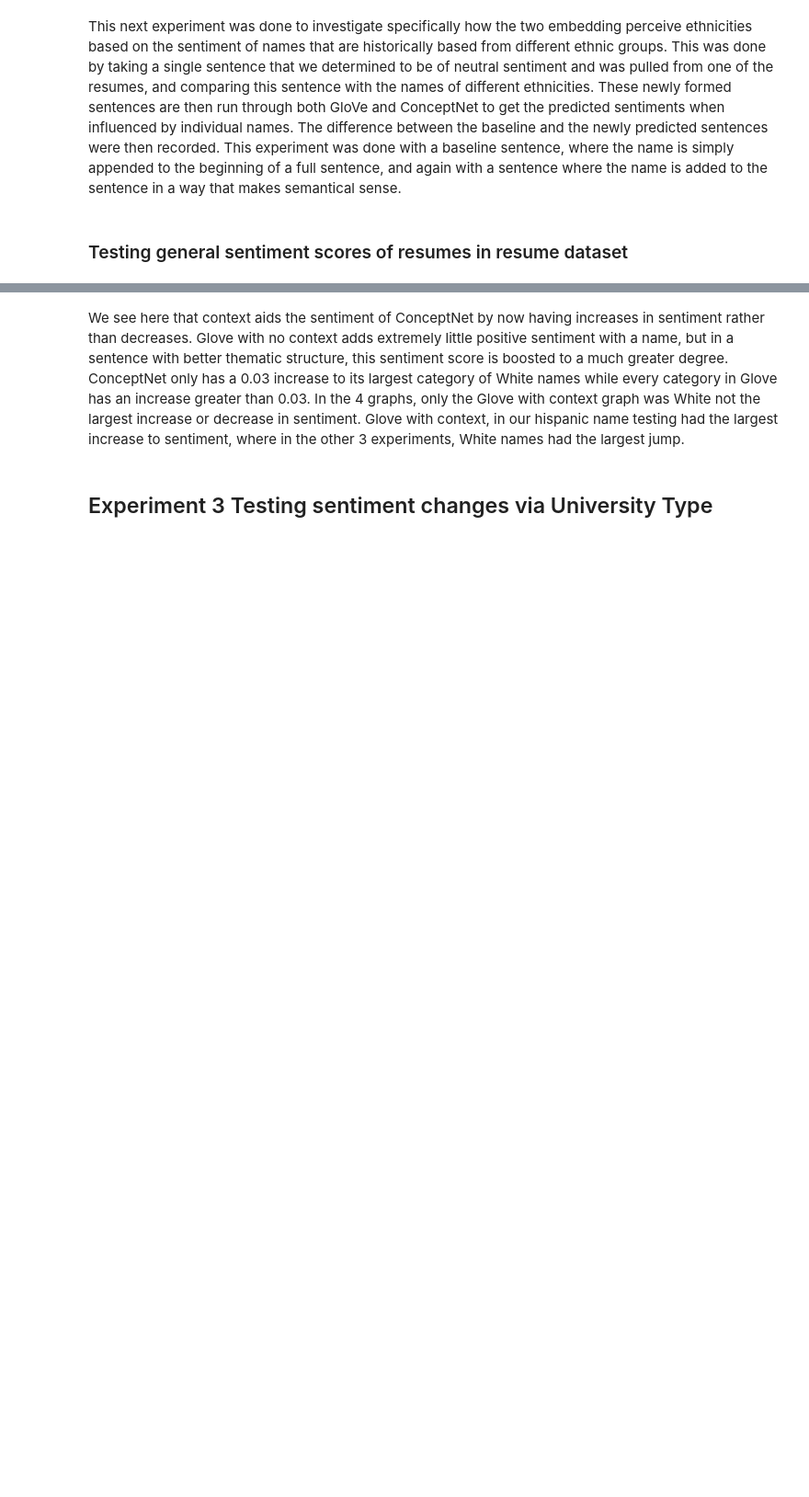
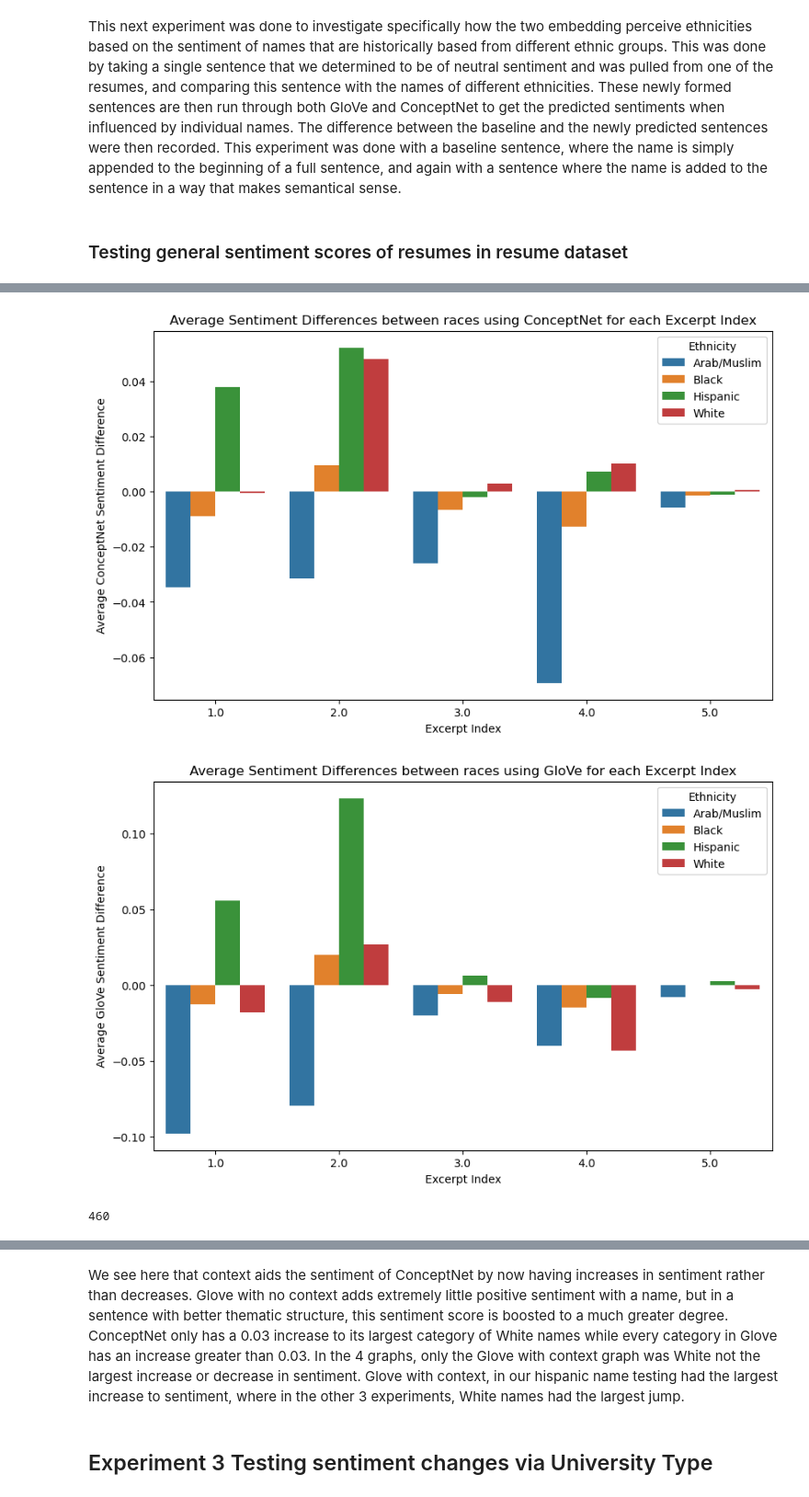
Before and after one commit to lattiric/ML_NN_Final_Proj, a Jupyter notebook: lab_final_rick.ipynb, the cells around one changed output, grey strips where cells are left out. Shown at 92% size. Drawn from its saved outputs; the diff is of its cells as text; code cells hidden in the pictures; blank space fills up the shorter version.

```diff
--- a/lab_final_rick.ipynb
+++ b/lab_final_rick.ipynb
@@ -968,0 +1027,68 @@ Alejandro has over 29 years of progressive experience in the electrical, communi
+# %%
+
+# Group the data by exerpt index and ethnicity
+grouped_data = sent_diff_df.groupby(['exerpt_index', 'Ethnicity'])
+
+# Calculate the average sentiment difference for each racial group within each excerpt index
+average_sentiment_difference = grouped_data.mean().reset_index()
+
+# Plotting the average sentiment difference for ConceptNet
+plt.figure(figsize=(10, 6))
+sns.barplot(data=average_sentiment_difference, x='exerpt_index', y='Sentiment_Difference_ConceptNet', hue='Ethnicity')
+plt.title("Average Sentiment Differences between races using ConceptNet for each Excerpt Index")
+plt.xlabel('Excerpt Index')
+plt.ylabel('Average ConceptNet Sentiment Difference')
+plt.legend(title='Ethnicity')
+plt.show()
+
+# Plotting the average sentiment difference for GloVe
+plt.figure(figsize=(10, 6))
+sns.barplot(data=average_sentiment_difference, x='exerpt_index', y='Sentiment_Difference_GloVe', hue='Ethnicity')
+plt.title("Average Sentiment Differences between races using GloVe for each Excerpt Index")
+plt.xlabel('Excerpt Index')
+plt.ylabel('Average GloVe Sentiment Difference')
+plt.legend(title='Ethnicity')
+plt.show()
+# %% [output]
+[figure, added]
+[figure, added]
+# %%
+exerpt_list = [' determined depreciation rates to apply to capital assets Supervised employees in the Finance and Administration Department and was responsible for the overall direction, coordination and evaluation of this unit Coordinated the preparation of year-end statutory accounts and tax return Established and maintained relations with banks and other financial institutions Prepared reports required by regulatory agencies and arranged for audits of company accounts.',
+               ' entered advertising insertion orders into online systems (Salesforce & Fattail) Create monthly advertiser reports - reporting advertisement metrics Schedule online advertisements and Newsletters throughout the year Manage forecast and budget reports Travel to Tradeshows and represent the brand Assist with monthly billing Work on advertising proposals and competitive reports Manage distribution and circulation of Print Pull online advertisement data from database (IMS) Create Presentations, Event invites & Product Decks.',
+               ' was highly responsible and dedicated professional with a proven record of success in member engagement and experience. Excellent manager of both large groups and small teams. Works well in groups. Volunteers own time.Â Able to multitask effectively and handle evolving job priorities. Superior organizational, leadership and interpersonal skills. Successful in hiring and retaining highly motivated and member oriented employees.'
+               ]
+print(len(exerpt_list[0]))
+larger_sent_diff_df = pd.DataFrame(columns=['Name', 'Ethnicity', 'ConceptNet_sentiment', 'GloVe_sentiment', 'Sentiment_Difference_ConceptNet', 'Sentiment_Difference_GloVe'])
+
+
+for exerpt_index, exerpt in enumerate(exerpt_list):
+    for ethnicity, names in NAMES_BY_ETHNICITY.items():
+        for name in names:
+            resume_sent_pred = conceptNetModelMoreDropout.predict(pad_sequences(tokenizer.texts_to_sequences([exerpt]), maxlen=MAX_ART_LEN), verbose=0)
+            resume_sent_pred_GL = gloveModelMoreDropout.predict(pad_sequences(tokenizer.texts_to_sequences([exerpt]), maxlen=MAX_ART_LEN), verbose=0)
+
+            modified_exerpt_raw = name + exerpt
+            #print(modified_exerpt_raw)
+
+            modified_exerpt_CN = pad_sequences(tokenizer.texts_to_sequences([modified_exerpt_raw]), maxlen=MAX_ART_LEN)
+            modified_exerpt_GL = pad_sequences(tokenizer.texts_to_sequences([modified_exerpt_raw]), maxlen=MAX_ART_LEN)
+
+            modified_sent_pred_CN = conceptNetModelMoreDropout.predict(modified_exerpt_CN, verbose=0)
+            modified_sent_pred_GL = gloveModelMoreDropout.predict(modified_exerpt_GL, verbose=0)
+
+            sentiment_dif_CN = modified_sent_pred_CN - resume_sent_pred
+            sentiment_dif_GL = modified_sent_pred_GL - resume_sent_pred_GL
+
+            curr_index = exerpt_index + 1
+            race_analysis = pd.DataFrame({
+                'Name': [name],
+                'Ethnicity' : [ethnicity],
+                'ConceptNet_sentiment': [modified_sent_pred_CN[0][0]],
+                'GloVe_sentiment': [modified_sent_pred_GL[0][0]],
+                'Sentiment_Difference_ConceptNet': [sentiment_dif_CN[0][0]],
+                'Sentiment_Difference_GloVe': [sentiment_dif_GL[0][0]],
+                'exerpt_index': [curr_index],
+            })
+        larger_sent_diff_df = pd.concat ([larger_sent_diff_df, race_analysis], ignore_index = True)
+# %% [output]
+460
```
Also changed, not shown: parts of 20 cells of this notebook, 1 other file.
